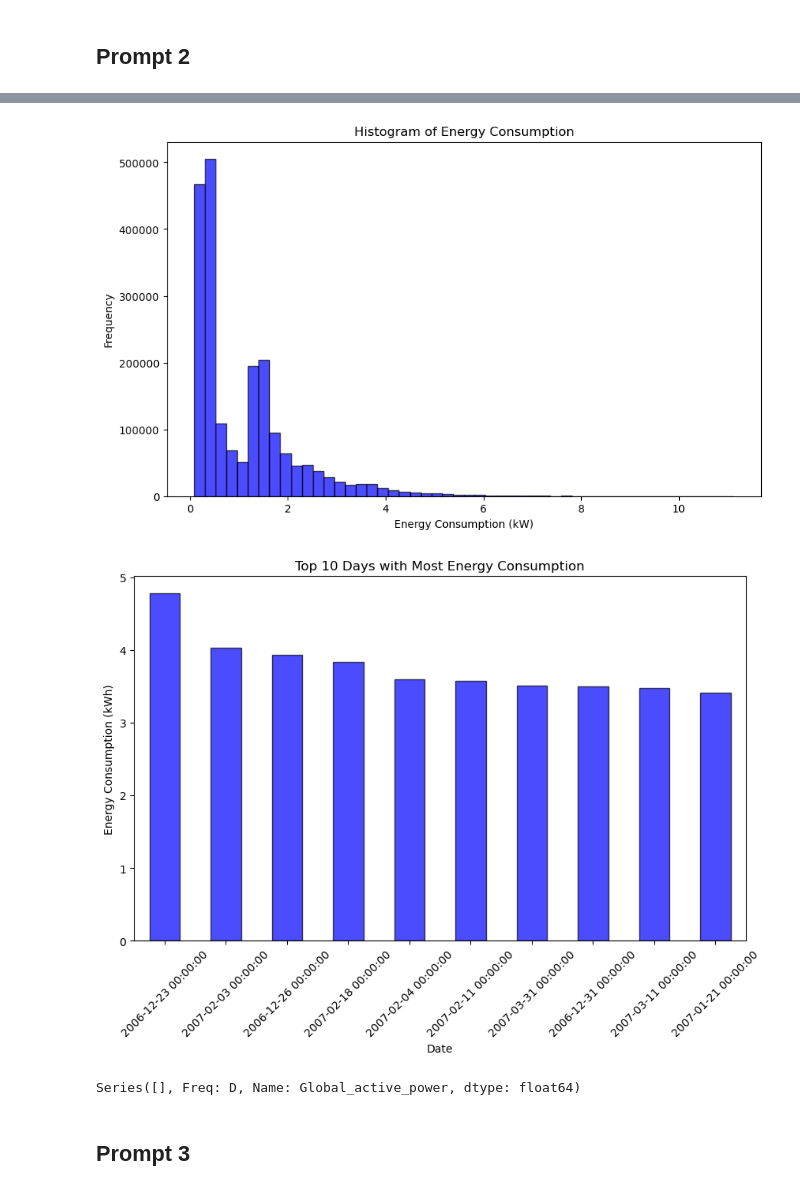
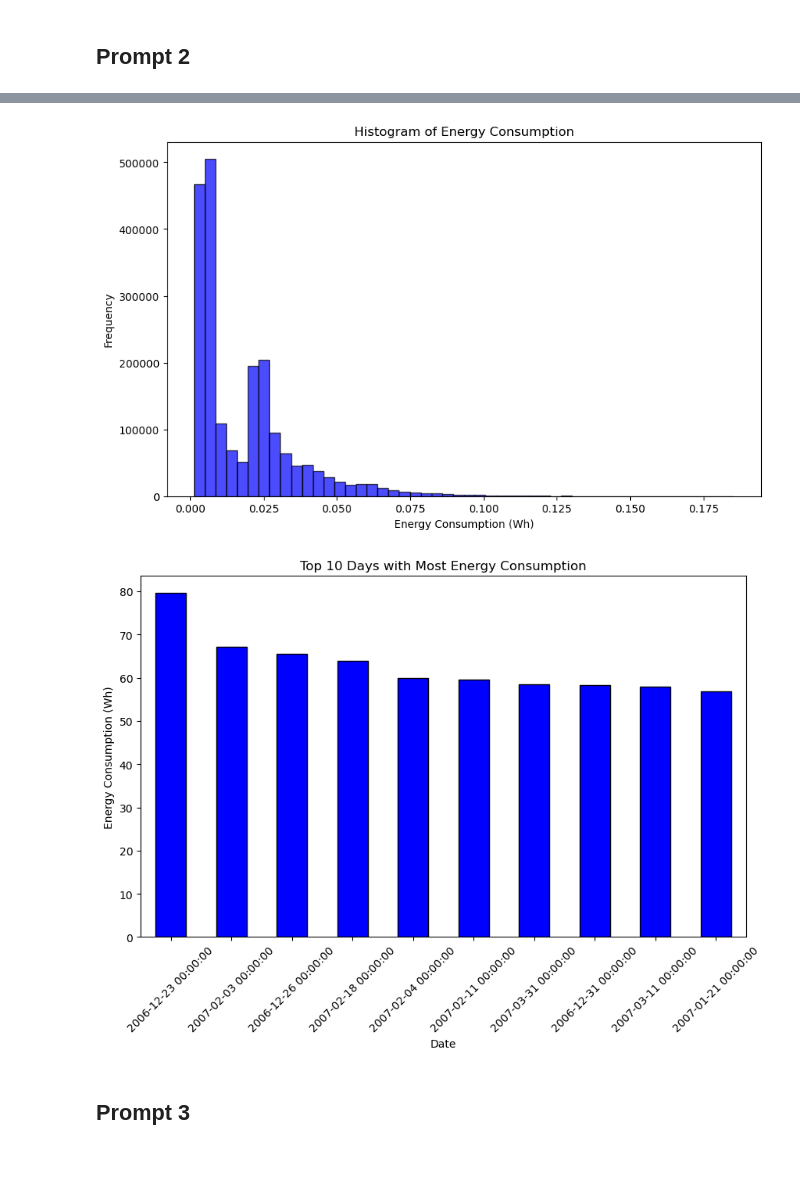
Before and after one commit to Kirtan7311/llm_queries, a Jupyter notebook: llm_queries.ipynb, the cells around one changed output, grey strips where cells are left out. Saved outputs shown, nothing was run; the diff lists cells and outputs as text; code cells hidden in the pictures; blank space fills up the shorter version.

```diff
--- a/llm_queries.ipynb
+++ b/llm_queries.ipynb
@@ -455,7 +456,7 @@ Executing code output:
 # %% [markdown]
 ## Prompt 2
 # %%
-q_4 = prompt_2 + "Find days where energy consumption exceeded 5 kWh. Find days where energy consumption exceeded 5 kWh. Also plot histogram of energy consumption and plot bar graph of top 10 days with most energy consumption."
+q_4 = prompt_2 + "Find days where energy consumption exceeded 5 kWh (Here the approach should be divinding the power by 60 to get the minute value and adding it), print dataframe and number of such days and plot histogram of energy consumption and plot bar graph of top 10 days with most energy consumption."
 groq_llama(q_4)
 # %% [output]
 Extracted code:
@@ -478,6 +479,5 @@ Executing code output:
-[figure, old version]
+[figure, new version]
-[figure, old version]
+[figure, new version]
-Series([], Freq: D, Name: Global_active_power, dtype: float64)
 # %% [markdown]
 ## Prompt 3
 # %%
```
Also changed, not shown: parts of 30 cells of this notebook.
